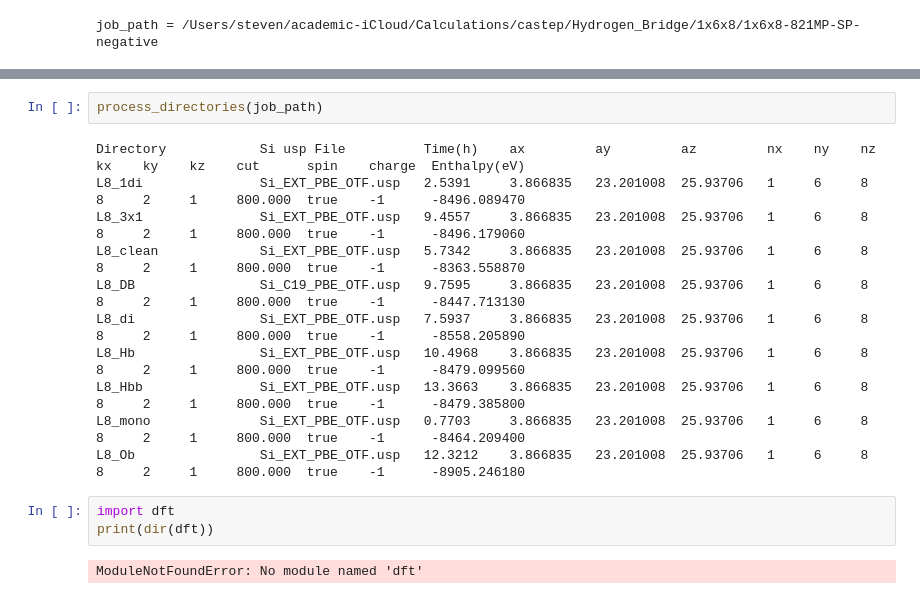
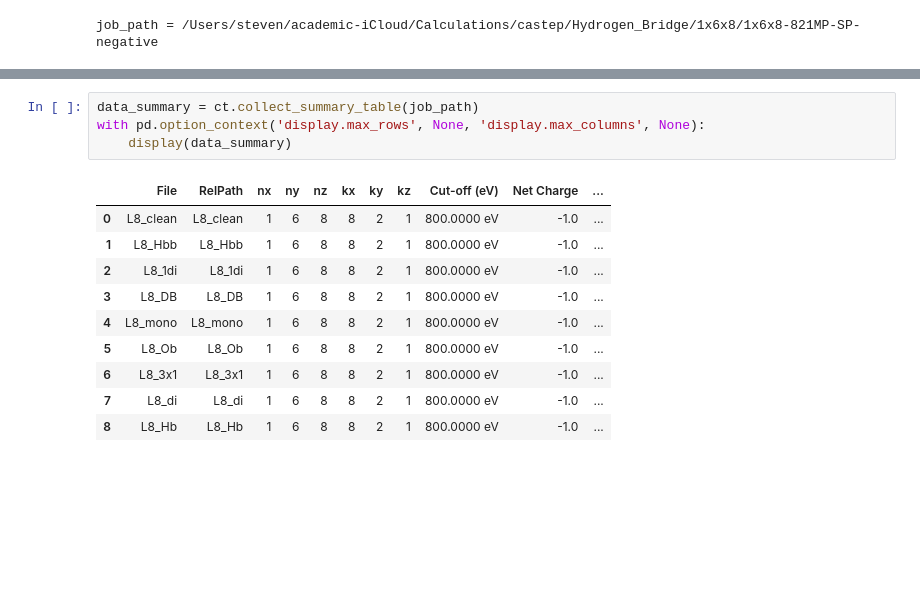
Before and after one commit to srschofield/SRSCALCUTILS, a Jupyter notebook: notebooks/castep_analysis.ipynb, the cells around one changed output, grey strips where cells are left out. Cells and saved outputs as stored; diff of their text form; blank space fills up the shorter version.

```diff
--- a/notebooks/castep_analysis.ipynb
+++ b/notebooks/castep_analysis.ipynb
@@ -254,18 +207,15 @@ def process_directories(job_path):
-# %%
-process_directories(job_path)
-# %% [output]
-Directory            Si usp File          Time(h)    ax         ay         az         nx    ny    nz    kx    ky    kz    cut      spin    charge  Enthalpy(eV)
-L8_1di               Si_EXT_PBE_OTF.usp   2.5391     3.866835   23.201008  25.93706   1     6     8     8     2     1     800.000  true    -1      -8496.089470
-L8_3x1               Si_EXT_PBE_OTF.usp   9.4557     3.866835   23.201008  25.93706   1     6     8     8     2     1     800.000  true    -1      -8496.179060
-L8_clean             Si_EXT_PBE_OTF.usp   5.7342     3.866835   23.201008  25.93706   1     6     8     8     2     1     800.000  true    -1      -8363.558870
-L8_DB                Si_C19_PBE_OTF.usp   9.7595     3.866835   23.201008  25.93706   1     6     8     8     2     1     800.000  true    -1      -8447.713130
-L8_di                Si_EXT_PBE_OTF.usp   7.5937     3.866835   23.201008  25.93706   1     6     8     8     2     1     800.000  true    -1      -8558.205890
-L8_Hb                Si_EXT_PBE_OTF.usp   10.4968    3.866835   23.201008  25.93706   1     6     8     8     2     1     800.000  true    -1      -8479.099560
-L8_Hbb               Si_EXT_PBE_OTF.usp   13.3663    3.866835   23.201008  25.93706   1     6     8     8     2     1     800.000  true    -1      -8479.385800
-L8_mono              Si_EXT_PBE_OTF.usp   0.7703     3.866835   23.201008  25.93706   1     6     8     8     2     1     800.000  true    -1      -8464.209400
-L8_Ob                Si_EXT_PBE_OTF.usp   12.3212    3.866835   23.201008  25.93706   1     6     8     8     2     1     800.000  true    -1      -8905.246180
-# %%
-import dft
-print(dir(dft))
-# %% [output]
-ModuleNotFoundError: No module named 'dft'
+# %%
+data_summary = ct.collect_summary_table(job_path)
+with pd.option_context('display.max_rows', None, 'display.max_columns', None):
+    display(data_summary)
+# %% [output]
+|  | File | RelPath | nx | ny | nz | kx | ky | kz | Cut-off (eV) | Net Charge | ... |
+| 0 | L8_clean | L8_clean | 1 | 6 | 8 | 8 | 2 | 1 | 800.0000 eV | -1.0 | ... |
+| 1 | L8_Hbb | L8_Hbb | 1 | 6 | 8 | 8 | 2 | 1 | 800.0000 eV | -1.0 | ... |
+| 2 | L8_1di | L8_1di | 1 | 6 | 8 | 8 | 2 | 1 | 800.0000 eV | -1.0 | ... |
+| 3 | L8_DB | L8_DB | 1 | 6 | 8 | 8 | 2 | 1 | 800.0000 eV | -1.0 | ... |
+| 4 | L8_mono | L8_mono | 1 | 6 | 8 | 8 | 2 | 1 | 800.0000 eV | -1.0 | ... |
+| 5 | L8_Ob | L8_Ob | 1 | 6 | 8 | 8 | 2 | 1 | 800.0000 eV | -1.0 | ... |
+| 6 | L8_3x1 | L8_3x1 | 1 | 6 | 8 | 8 | 2 | 1 | 800.0000 eV | -1.0 | ... |
+| 7 | L8_di | L8_di | 1 | 6 | 8 | 8 | 2 | 1 | 800.0000 eV | -1.0 | ... |
+| 8 | L8_Hb | L8_Hb | 1 | 6 | 8 | 8 | 2 | 1 | 800.0000 eV | -1.0 | ... |
```
Also changed, not shown: parts of 2 cells of this notebook, 1 other file.
